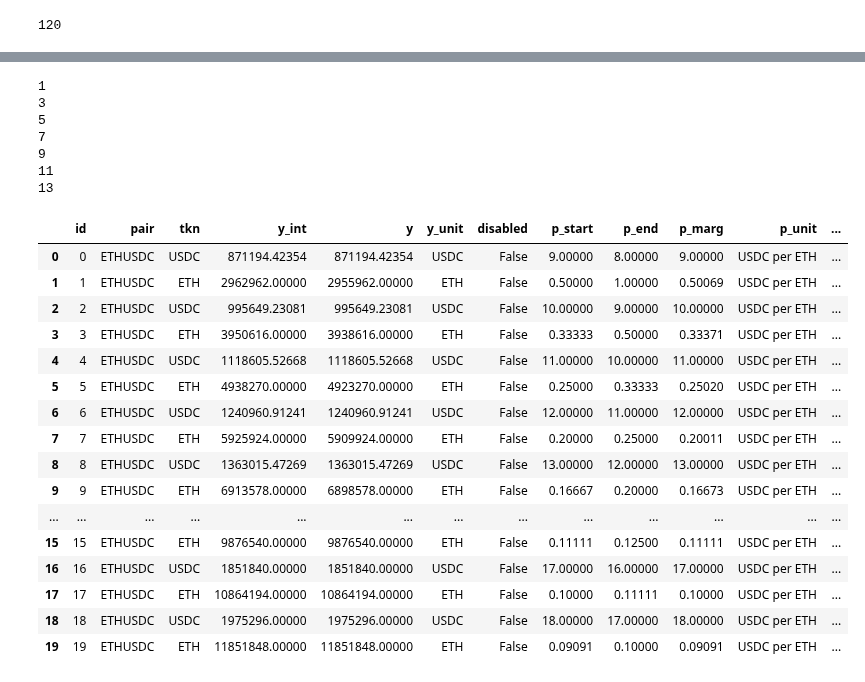
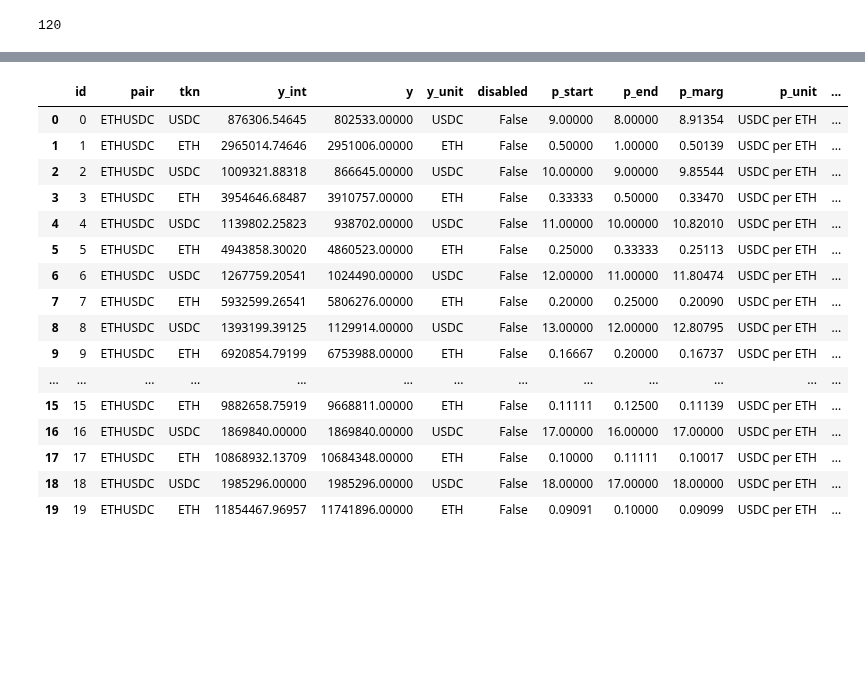
Before and after one commit to bancorprotocol/carbon-simulator, a Jupyter notebook: CarbonSim-Demo-5-5.ipynb, the cells around one changed output, grey strips where cells are left out. Drawn from its saved outputs; the diff is of its cells as text; code cells hidden in the pictures; blank space fills up the shorter version.

```diff
--- a/CarbonSim-Demo-5-5.ipynb
+++ b/CarbonSim-Demo-5-5.ipynb
@@ -17,7 +18,7 @@ In this demo we investigate the **Fast Router performance** against test orders
 # %% [markdown]
 Initialize a fast simulator
 # %%
-filename = '20221219_tradeByTargetAmount.json'
+filename = '20221219_tradeBySourceAmount.json'
 if 'Target' in filename:
     is_by_target = True
 else:
@@ -62,8 +63,8 @@ len(bm_json)
 # %%
 pd.set_option('display.float_format', lambda x: '%.5f' % x)
 
-setup_index = 7
-
+setup_index = 18 #random.randint(0, len(bm_json))
+print(setup_index)
 strats = pd.DataFrame()
 strat_count = 0
 order_count = 0
@@ -92,46 +94,40 @@ strats
 # %%
 pd.set_option('display.float_format', lambda x: '%.5f' % x)
 
 FastSim = CarbonSimulatorUI(pair="ETH/USDC", verbose=False, matching_method='fast', raiseonerror=True)
 
 for i in strats.order[::2]:
-    FastSim.add_strategy('USDC', strats.y_int[i], strats.highestRate[i], strats.lowestRate[i], strats.y_int[i+1], 1/strats.highestRate[i+1], 1/strats.lowestRate[i+1])
-    if strats.fix_trade[i] > 0.0000001:
-        print(i)
-        FastSim.amm_sells('USDC', amt=strats.fix_trade[i], execute=True, use_positions=[i], use_positions_matchlevel=[i])['trades']
-
-for i in strats.order[1::2]:
-    if strats.fix_trade[i] > 0.0000001:
-        print(i)
-        FastSim.amm_sells('ETH', amt=strats.fix_trade[i], execute=True, use_positions=[i], use_positions_matchlevel=[i])['trades']
-
+    FastSim.add_strategy(
+        tkn='USDC',
+        amt_sell=strats.liquidity[i],
+        psell_start=strats.highestRate[i],
+        psell_end=strats.lowestRate[i],
+        amt_buy=strats.liquidity[i+1],
+        pbuy_start=1/strats.highestRate[i+1],
+        pbuy_end=1/strats.lowestRate[i+1],
+        psell_marginal=strats.marginalRate[i],
+        pbuy_marginal=1/strats.marginalRate[i+1],
+    )
 initial_orders = FastSim.state()['orders']
 initial_orders
 # %% [output]
-1
-3
-5
-7
-9
-11
-13
 |  | id | pair | tkn | y_int | y | y_unit | disabled | p_start | p_end | p_marg | p_unit | ... |
-| 0 | 0 | ETHUSDC | USDC | 871194.42354 | 871194.42354 | USDC | False | 9.00000 | 8.00000 | 9.00000 | USDC per ETH | ... |
-| 1 | 1 | ETHUSDC | ETH | 2962962.00000 | 2955962.00000 | ETH | False | 0.50000 | 1.00000 | 0.50069 | USDC per ETH | ... |
-| 2 | 2 | ETHUSDC | USDC | 995649.23081 | 995649.23081 | USDC | False | 10.00000 | 9.00000 | 10.00000 | USDC per ETH | ... |
-| 3 | 3 | ETHUSDC | ETH | 3950616.00000 | 3938616.00000 | ETH | False | 0.33333 | 0.50000 | 0.33371 | USDC per ETH | ... |
-| 4 | 4 | ETHUSDC | USDC | 1118605.52668 | 1118605.52668 | USDC | False | 11.00000 | 10.00000 | 11.00000 | USDC per ETH | ... |
-| 5 | 5 | ETHUSDC | ETH | 4938270.00000 | 4923270.00000 | ETH | False | 0.25000 | 0.33333 | 0.25020 | USDC per ETH | ... |
-| 6 | 6 | ETHUSDC | USDC | 1240960.91241 | 1240960.91241 | USDC | False | 12.00000 | 11.00000 | 12.00000 | USDC per ETH | ... |
-| 7 | 7 | ETHUSDC | ETH | 5925924.00000 | 5909924.00000 | ETH | False | 0.20000 | 0.25000 | 0.20011 | USDC per ETH | ... |
-| 8 | 8 | ETHUSDC | USDC | 1363015.47269 | 1363015.47269 | USDC | False | 13.00000 | 12.00000 | 13.00000 | USDC per ETH | ... |
-| 9 | 9 | ETHUSDC | ETH | 6913578.00000 | 6898578.00000 | ETH | False | 0.16667 | 0.20000 | 0.16673 | USDC per ETH | ... |
+| 0 | 0 | ETHUSDC | USDC | 876306.54645 | 802533.00000 | USDC | False | 9.00000 | 8.00000 | 8.91354 | USDC per ETH | ... |
+| 1 | 1 | ETHUSDC | ETH | 2965014.74646 | 2951006.00000 | ETH | False | 0.50000 | 1.00000 | 0.50139 | USDC per ETH | ... |
+| 2 | 2 | ETHUSDC | USDC | 1009321.88318 | 866645.00000 | USDC | False | 10.00000 | 9.00000 | 9.85544 | USDC per ETH | ... |
+| 3 | 3 | ETHUSDC | ETH | 3954646.68487 | 3910757.00000 | ETH | False | 0.33333 | 0.50000 | 0.33470 | USDC per ETH | ... |
+| 4 | 4 | ETHUSDC | USDC | 1139802.25823 | 938702.00000 | USDC | False | 11.00000 | 10.00000 | 10.82010 | USDC per ETH | ... |
+| 5 | 5 | ETHUSDC | ETH | 4943858.30020 | 4860523.00000 | ETH | False | 0.25000 | 0.33333 | 0.25113 | USDC per ETH | ... |
+| 6 | 6 | ETHUSDC | USDC | 1267759.20541 | 1024490.00000 | USDC | False | 12.00000 | 11.00000 | 11.80474 | USDC per ETH | ... |
+| 7 | 7 | ETHUSDC | ETH | 5932599.26541 | 5806276.00000 | ETH | False | 0.20000 | 0.25000 | 0.20090 | USDC per ETH | ... |
+| 8 | 8 | ETHUSDC | USDC | 1393199.39125 | 1129914.00000 | USDC | False | 13.00000 | 12.00000 | 12.80795 | USDC per ETH | ... |
+| 9 | 9 | ETHUSDC | ETH | 6920854.79199 | 6753988.00000 | ETH | False | 0.16667 | 0.20000 | 0.16737 | USDC per ETH | ... |
 | ... | ... | ... | ... | ... | ... | ... | ... | ... | ... | ... | ... | ... |
-| 15 | 15 | ETHUSDC | ETH | 9876540.00000 | 9876540.00000 | ETH | False | 0.11111 | 0.12500 | 0.11111 | USDC per ETH | ... |
-| 16 | 16 | ETHUSDC | USDC | 1851840.00000 | 1851840.00000 | USDC | False | 17.00000 | 16.00000 | 17.00000 | USDC per ETH | ... |
-| 17 | 17 | ETHUSDC | ETH | 10864194.00000 | 10864194.00000 | ETH | False | 0.10000 | 0.11111 | 0.10000 | USDC per ETH | ... |
-| 18 | 18 | ETHUSDC | USDC | 1975296.00000 | 1975296.00000 | USDC | False | 18.00000 | 17.00000 | 18.00000 | USDC per ETH | ... |
-| 19 | 19 | ETHUSDC | ETH | 11851848.00000 | 11851848.00000 | ETH | False | 0.09091 | 0.10000 | 0.09091 | USDC per ETH | ... |
+| 15 | 15 | ETHUSDC | ETH | 9882658.75919 | 9668811.00000 | ETH | False | 0.11111 | 0.12500 | 0.11139 | USDC per ETH | ... |
+| 16 | 16 | ETHUSDC | USDC | 1869840.00000 | 1869840.00000 | USDC | False | 17.00000 | 16.00000 | 17.00000 | USDC per ETH | ... |
+| 17 | 17 | ETHUSDC | ETH | 10868932.13709 | 10684348.00000 | ETH | False | 0.10000 | 0.11111 | 0.10017 | USDC per ETH | ... |
+| 18 | 18 | ETHUSDC | USDC | 1985296.00000 | 1985296.00000 | USDC | False | 18.00000 | 17.00000 | 18.00000 | USDC per ETH | ... |
+| 19 | 19 | ETHUSDC | ETH | 11854467.96957 | 11741896.00000 | ETH | False | 0.09091 | 0.10000 | 0.09099 | USDC per ETH | ... |
 # %%
 FastSim.state()['trades']
 # %% [output]
```
Also changed, not shown: parts of 7 cells of this notebook.
